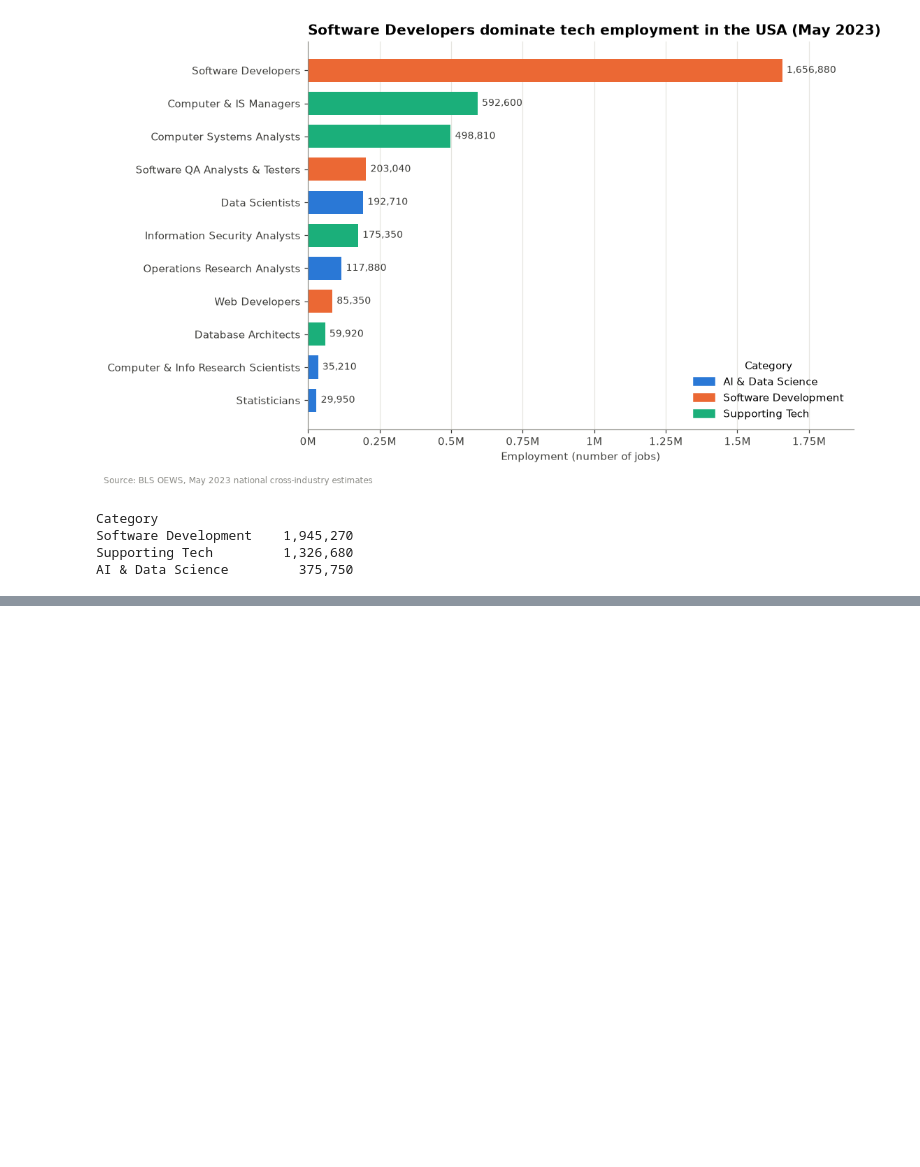
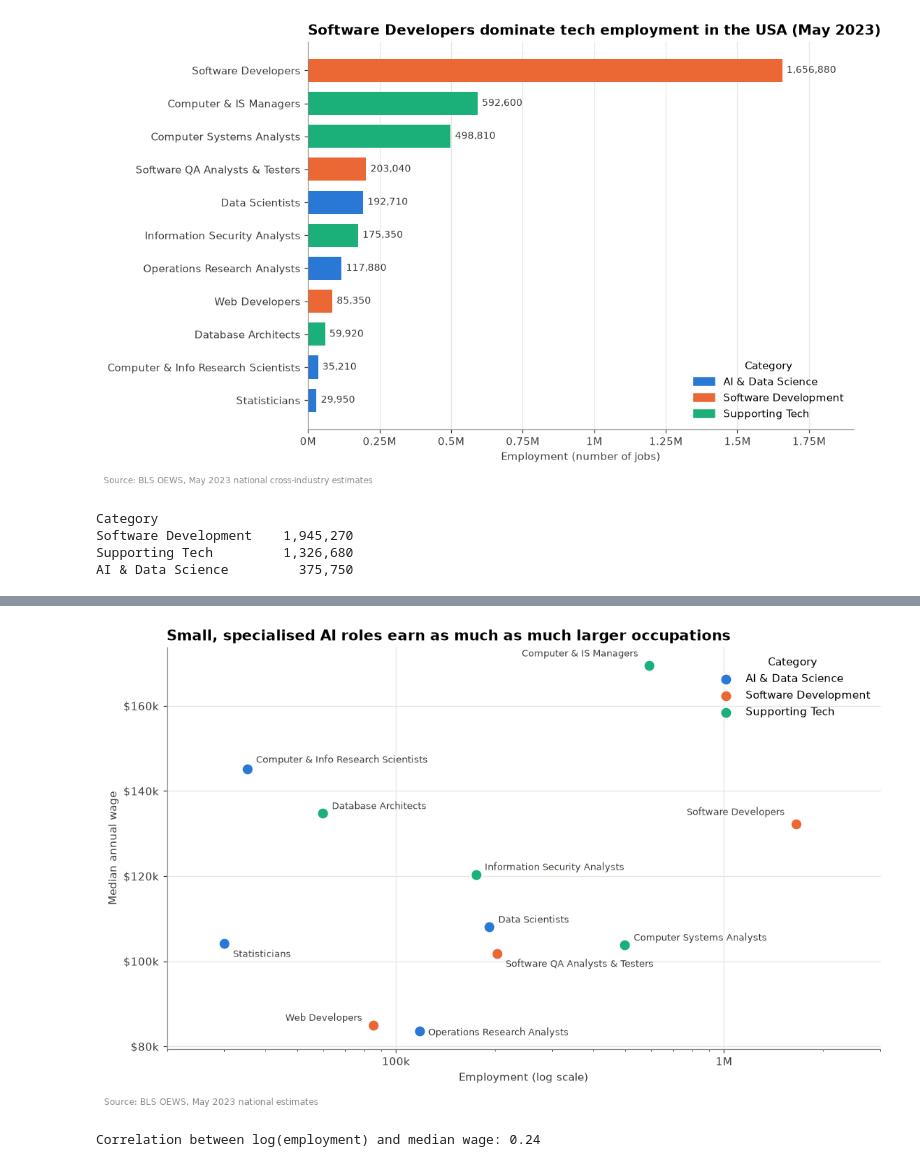
Before and after one commit to lucascardeal25/CA1-DVC, a Jupyter notebook: CA1_dvc.ipynb, the cells around one changed output, grey strips where cells are left out. Cells and saved outputs as stored; diff of their text form; code cells hidden in the pictures; blank space fills up the shorter version.

Commit message:
Add visualisation 3: employment vs salary scatter

```diff
--- a/CA1_dvc.ipynb
+++ b/CA1_dvc.ipynb
@@ -200,0 +207,36 @@ AI & Data Science         375,750
+# %%
+fig, ax = plt.subplots(figsize=(10, 6))
+for cat, g in nat.groupby("Category"):
+    ax.scatter(g["TOT_EMP"], g["A_MEDIAN"], s=110, color=CAT_COLOURS[cat],
+               edgecolor="white", linewidth=1.5, label=cat, zorder=3)
+
+offsets = {"Computer & Info Research Scientists": (8, 6), "Statisticians": (8, -12),
+           "Database Architects": (8, 4), "Computer & IS Managers": (-10, 8),
+           "Web Developers": (-10, 4), "Information Security Analysts": (8, 4),
+           "Software QA Analysts & Testers": (8, -12), "Operations Research Analysts": (8, -4),
+           "Software Developers": (-10, 8), "Data Scientists": (8, 4),
+           "Computer Systems Analysts": (8, 4)}
+for r in nat.itertuples():
+    dx, dy = offsets.get(r.Occupation, (8, 4))
+    ax.annotate(r.Occupation, (r.TOT_EMP, r.A_MEDIAN), xytext=(dx, dy),
+                textcoords="offset points", fontsize=8.5, color=INK,
+                ha="right" if dx < 0 else "left")
+
+ax.set_xscale("log")
+ax.xaxis.set_major_formatter(mtick.FuncFormatter(lambda x, _: f"{x/1e6:g}M" if x >= 1e6 else f"{x/1000:,.0f}k"))
+ax.yaxis.set_major_formatter(mtick.FuncFormatter(lambda y, _: f"${y/1000:.0f}k"))
+ax.set_xlabel("Employment (log scale)")
+ax.set_ylabel("Median annual wage")
+ax.set_xlim(20000, 3e6)
+ax.set_title("Small, specialised AI roles earn as much as much larger occupations")
+ax.grid(True); ax.set_axisbelow(True)
+ax.legend(title="Category", loc="upper right")
+fig.text(0.01, -0.02, "Source: BLS OEWS, May 2023 national estimates", fontsize=8, color=GREY)
+plt.tight_layout()
+plt.show()
+
+corr = np.corrcoef(np.log10(nat["TOT_EMP"]), nat["A_MEDIAN"])[0, 1]
+print(f"Correlation between log(employment) and median wage: {corr:.2f}")
+# %% [output]
+[figure, added]
+Correlation between log(employment) and median wage: 0.24
```
Also changed, not shown: parts of 5 cells of this notebook.
